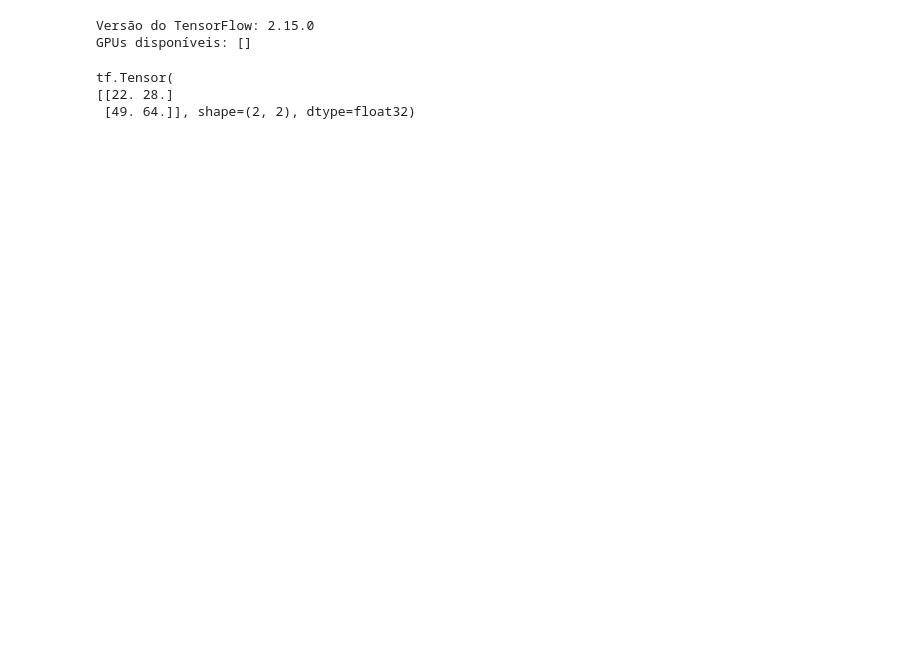
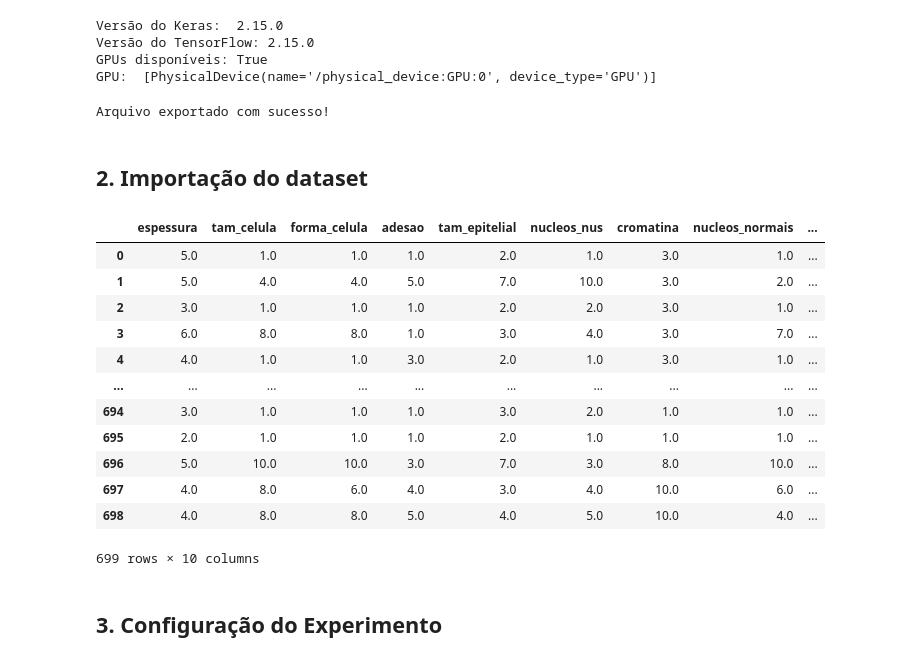
Before and after one commit to VictorRamos13/RNA, a Jupyter notebook: DNN/DNN_breast_cancer.ipynb, the cells around one changed output. Drawn from its saved outputs; the diff is of its cells as text; code cells hidden in the pictures; blank space fills up the shorter version.

Commit message:
analise de dados do dataset

```diff
--- a/DNN/DNN_breast_cancer.ipynb
+++ b/DNN/DNN_breast_cancer.ipynb
@@ -77,20 +71,75 @@ importou todas
 # %%
 import tensorflow as tf
+import keras
+print("Versão do Keras: ", keras.__version__)
 print("Versão do TensorFlow:", tf.__version__)
-print("GPUs disponíveis:", tf.config.list_physical_devices('GPU'))
+print("GPUs disponíveis:", len(tf.config.list_physical_devices('GPU')) > 0)
+print("GPU: ", tf.config.list_physical_devices('GPU'))
 # %% [output]
+Versão do Keras:  2.15.0
 Versão do TensorFlow: 2.15.0
-GPUs disponíveis: []
+GPUs disponíveis: True
+GPU:  [PhysicalDevice(name='/physical_device:GPU:0', device_type='GPU')]
 # %%
-# Define uma matriz pequena e tenta alocá-la na GPU
-with tf.device('/GPU:0'):
-    a = tf.constant([[1.0, 2.0, 3.0], [4.0, 5.0, 6.0]])
-    b = tf.constant([[1.0, 2.0], [3.0, 4.0], [5.0, 6.0]])
-    c = tf.matmul(a, b)
+#rotina para exportação da lista de pacotes
+def exportaRequirements():
+    try:
+        resultado = subprocess.run([sys.executable, '-m', 'pip', 'freeze'], #executando uma consulta a todas as bib do ambiente e guradando
+                                capture_output = True, #dentro de resultado
+                                text = True,
+                                check = True)
 
-# Se o código acima rodar sem erros, a GPU está funcionando para cálculos.
-print(c)
+        with open('requirements.txt', 'w') as f:
+            f.write(resultado.stdout) #escrevendo as bib dentro desse arquivo
+
+        print('Arquivo exportado com sucesso!')
+    except subprocess.CalledProcessError as e:
+        print(f"Deu erro:{e}")
+
+exportaRequirements()
 # %% [output]
-tf.Tensor(
-[[22. 28.]
- [49. 64.]], shape=(2, 2), dtype=float32)
+Arquivo exportado com sucesso!
+# %% [markdown]
+## 2. Importação do dataset
+# %%
+#2 BENIGNO --- 4 MALIGNO
+#cria um nome para cada coluna no dataset
+col_names = ['ID', 'espessura', 'tam_celula' , 'forma_celula', 'adesao', 'tam_epitelial', 'nucleos_nus', 'cromatina'
+            , 'nucleos_normais', 'mitoses', 'diagnostico']
+
+#importacao do dataset
+data = pd.read_csv('dataset/breast-cancer-wisconsin.csv', header=None, names=col_names)
+
+#remove a coluna ID, pq ela nao sera usada para nada
+data = data.drop('ID', axis=1) #axis 0 ou 1, 0 tira linha e 1 tira coluna
+
+#substitui um campo '?' por NaN
+data = data.replace('?', np.NaN)
+
+#converte tudo para numero
+data = data.astype(float)
+
+#converte o codigo do diagnostico
+data = data.assign(diagnostico=data['diagnostico'].replace({2: 0, 4:1})) #a coluna diagnostico onde tem 2 passa a ser 0 e 4 vira 1
+
+#nomeia as entradas e saidas
+x_names = data.columns[:-1].tolist() #pega todas as colunas (:) menos a última (-1)
+y_names = data.columns[-1:].tolist() #pega a última coluna
+# %%
+data
+# %% [output]
+|  | espessura | tam_celula | forma_celula | adesao | tam_epitelial | nucleos_nus | cromatina | nucleos_normais | ... |
+| 0 | 5.0 | 1.0 | 1.0 | 1.0 | 2.0 | 1.0 | 3.0 | 1.0 | ... |
+| 1 | 5.0 | 4.0 | 4.0 | 5.0 | 7.0 | 10.0 | 3.0 | 2.0 | ... |
+| 2 | 3.0 | 1.0 | 1.0 | 1.0 | 2.0 | 2.0 | 3.0 | 1.0 | ... |
+| 3 | 6.0 | 8.0 | 8.0 | 1.0 | 3.0 | 4.0 | 3.0 | 7.0 | ... |
+| 4 | 4.0 | 1.0 | 1.0 | 3.0 | 2.0 | 1.0 | 3.0 | 1.0 | ... |
+| ... | ... | ... | ... | ... | ... | ... | ... | ... | ... |
+| 694 | 3.0 | 1.0 | 1.0 | 1.0 | 3.0 | 2.0 | 1.0 | 1.0 | ... |
+| 695 | 2.0 | 1.0 | 1.0 | 1.0 | 2.0 | 1.0 | 1.0 | 1.0 | ... |
+| 696 | 5.0 | 10.0 | 10.0 | 3.0 | 7.0 | 3.0 | 8.0 | 10.0 | ... |
+| 697 | 4.0 | 8.0 | 6.0 | 4.0 | 3.0 | 4.0 | 10.0 | 6.0 | ... |
+| 698 | 4.0 | 8.0 | 8.0 | 5.0 | 4.0 | 5.0 | 10.0 | 4.0 | ... |
+699 rows × 10 columns
+# %% [markdown]
+## 3. Configuração do Experimento
```
Also changed, not shown: parts of 10 cells of this notebook.
